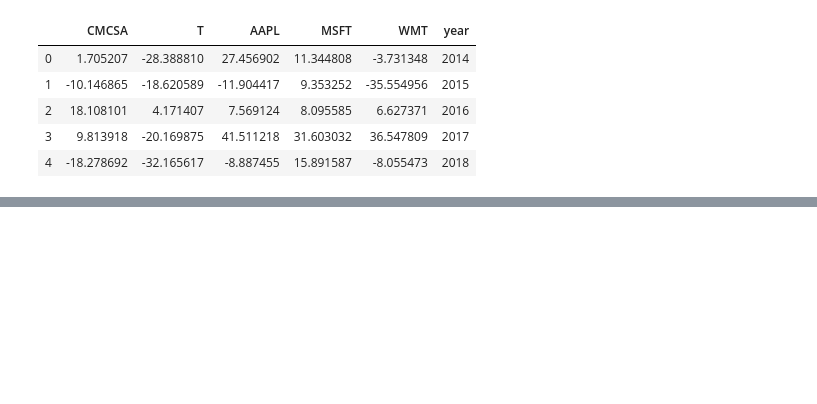
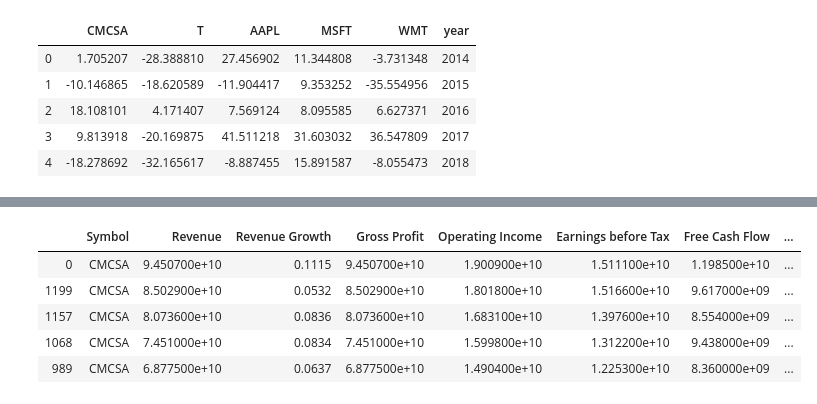
Before and after one commit to Ali-Raisolsadat/ML-Project1, a Jupyter notebook: TrueReturns.ipynb, the cells around one changed output, grey strips where cells are left out. Cells and saved outputs as stored; diff of their text form; code cells hidden in the pictures; blank space fills up the shorter version.

```diff
--- a/TrueReturns.ipynb
+++ b/TrueReturns.ipynb
@@ -70,55 +74,55 @@ display(returns_df)
 # %%
 # Read in all datasets
-df8 = pd.read_csv("2018_Financial_Data.csv")
-df7 = pd.read_csv("2017_Financial_Data.csv")
-df6 = pd.read_csv("2016_Financial_Data.csv")
-df5 = pd.read_csv("2015_Financial_Data.csv")
-df4 = pd.read_csv("2014_Financial_Data.csv")
+df2018 = pd.read_csv("2018_Financial_Data.csv")
+df2017 = pd.read_csv("2017_Financial_Data.csv")
+df2016 = pd.read_csv("2016_Financial_Data.csv")
+df2015 = pd.read_csv("2015_Financial_Data.csv")
+df2014 = pd.read_csv("2014_Financial_Data.csv")
 
-# Insert data into list for iteration
-list1 = [df8, df7, df6, df5, df4]
-for i in range(5):
+# Insert data into list for iteration and initialize other lists
+datatables = []
+listtotal = []
+list_stocks = []
+list_years = [df2018, df2017, df2016, df2015, df2014]
+for i in range(len(list_years)):
+
+    # Clear list_stocks for the upcoming year
+    if len(list_stocks)!=0:
+        list_stocks.clear()
 
     # Modify data to get desired amount of features
-    financial_data = pd.DataFrame(list1[i], columns = ['Symbol', 'Revenue', 'Revenue Growth', 'Gross Profit',
+    financial_data = pd.DataFrame(list_years[i], columns = ['Symbol', 'Revenue', 'Revenue Growth', 'Gross Profit',
                                                   'Operating Income', 'Earnings before Tax', 'Free Cash Flow',
                                                   'Net Income', 'Total current assets',
                                                   'Operating Expenses',  'Net Debt', 'Short-term debt', 'Long-term debt',
                                                   'Total shareholders equity', 'Weighted Average Shs Out',
                                                   'Total current liabilities', 'Total debt', 'Total liabilities'])
-    nan_value = float("NaN")
-    target_data = financial_data
 
-    # Get data from each selected stock
-    s1 = pd.DataFrame(financial_data.loc[financial_data.loc[:,('Symbol')] == "CMCSA", :]) #dataframes
-    s2 = pd.DataFrame(financial_data.loc[financial_data['Symbol'] == "T", :])
-    s3 = pd.DataFrame(financial_data.loc[financial_data['Symbol'] == "AAPL", :])
-    s4 = pd.DataFrame(financial_data.loc[financial_data['Symbol'] == "MSFT", :])
-    s5 = pd.DataFrame(financial_data.loc[financial_data['Symbol'] == "WMT", :])
+    for j in range(len(tickers)):
+        list_stocks.append(pd.DataFrame(financial_data.loc[financial_data['Symbol'] == tickers[j], :]))
 
-    # Append stock data together throughout 5 years
-    if i == 0:
-        s1_total = s1
-        s2_total = s2
-        s3_total = s3
-        s4_total = s4
-        s5_total = s5
-    else:
-        s1_total = s1_total.append(s1)
-        s2_total = s2_total.append(s2)
-        s3_total = s3_total.append(s3)
-        s4_total = s4_total.append(s4)
-        s5_total = s5_total.append(s5)
+        if i == 0:
+            # Add stocks to their own list
+            listtotal.append(list_stocks[j])
 
-# Add on Expected Return column to each stock
+        elif i == (len(list_years)-1):
 
-s1_total['Expected Return'] = [expected_return[0],expected_return[5], expected_return[10],
-                            expected_return[15], expected_return[20]]
-s2_total['Expected Return'] = [expected_return[1],expected_return[6], expected_return[11],
-                             expected_return[16], expected_return[21]]
-s3_total['Expected Return'] = [expected_return[2],expected_return[7], expected_return[12],
-                             expected_return[17], expected_return[22]]
-s4_total['Expected Return'] = [expected_return[3],expected_return[8], expected_return[13],
-                             expected_return[18], expected_return[23]]
-s5_total['Expected Return'] = [expected_return[4],expected_return[9], expected_return[14],
-                             expected_return[19], expected_return[24]]
+            listtotal[j] = listtotal[j].append(list_stocks[j])
+            # Add on Expected Return column to each stock
+            listtotal[j]['Expected Return'] = [expected_return[j],expected_return[j+len(tickers)],
+                                            expected_return[j+(2*len(tickers))], expected_return[j+(3*len(tickers))],
+                                            expected_return[j+(4*len(tickers))]]
+            datatables.append(pd.DataFrame(listtotal[j]))
+
+        else:
+            listtotal[j] = listtotal[j].append(list_stocks[j])
+
+#for k in range(0, len(datatables)):
+    #display(datatables[k])
+# %% [output]
+|  | Symbol | Revenue | Revenue Growth | Gross Profit | Operating Income | Earnings before Tax | Free Cash Flow | ... |
+| 0 | CMCSA | 9.450700e+10 | 0.1115 | 9.450700e+10 | 1.900900e+10 | 1.511100e+10 | 1.198500e+10 | ... |
+| 1199 | CMCSA | 8.502900e+10 | 0.0532 | 8.502900e+10 | 1.801800e+10 | 1.516600e+10 | 9.617000e+09 | ... |
+| 1157 | CMCSA | 8.073600e+10 | 0.0836 | 8.073600e+10 | 1.683100e+10 | 1.397600e+10 | 8.554000e+09 | ... |
+| 1068 | CMCSA | 7.451000e+10 | 0.0834 | 7.451000e+10 | 1.599800e+10 | 1.312200e+10 | 9.438000e+09 | ... |
+| 989 | CMCSA | 6.877500e+10 | 0.0637 | 6.877500e+10 | 1.490400e+10 | 1.225300e+10 | 8.360000e+09 | ... |
```
Also changed, not shown: parts of 5 cells of this notebook, 1 other file.
